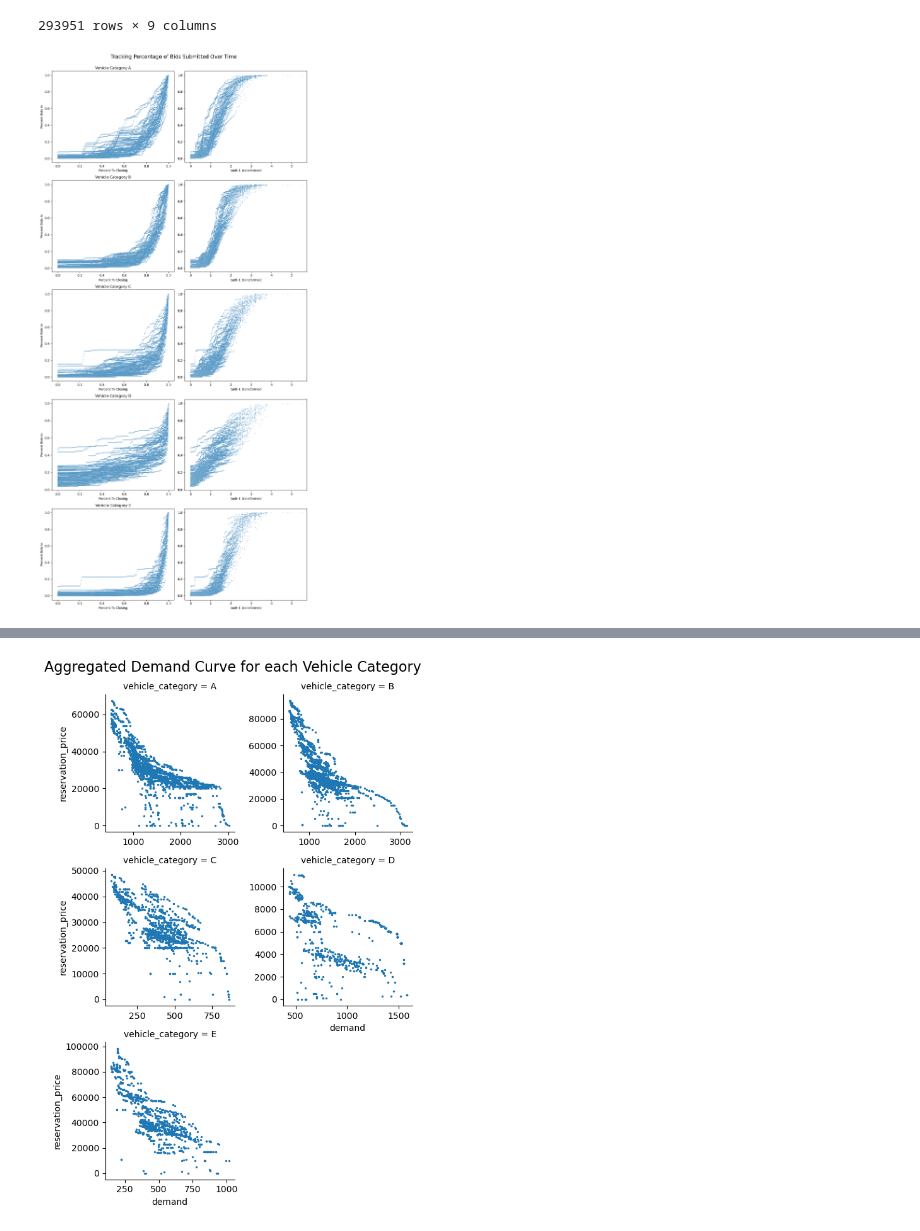
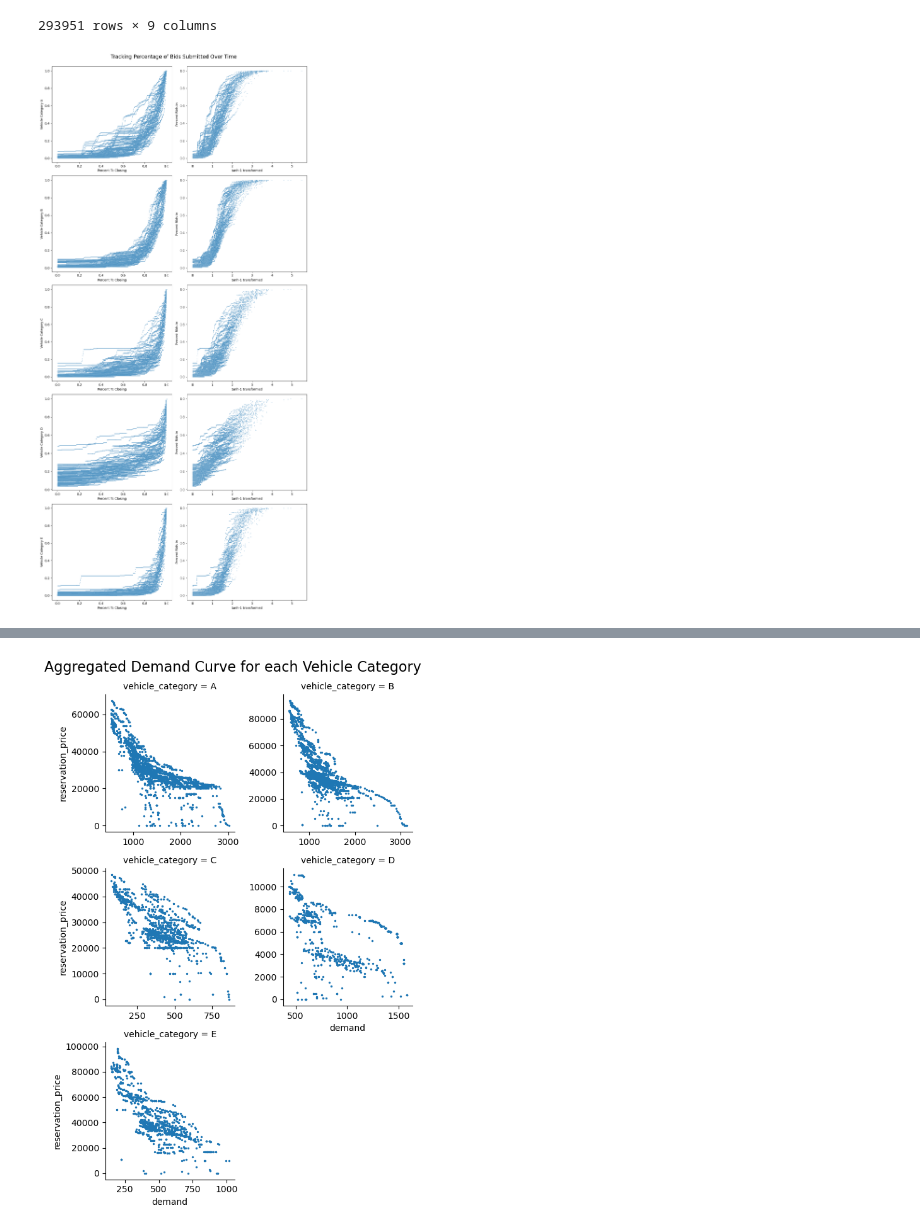
Before and after one commit to yongjun21/coe-bidding, a Jupyter notebook: notebooks/analysis.ipynb, the cells around one changed output, grey strips where cells are left out. Drawn from its saved outputs; the diff is of its cells as text; code cells hidden in the pictures.

```diff
--- a/notebooks/analysis.ipynb
+++ b/notebooks/analysis.ipynb
@@ -74,31 +74,30 @@ merged_realtime_status['percent_to_closing'] = 1 - merged_realtime_status['time_
 # %%
 filtered = merged_realtime_status[(merged_realtime_status['percent_to_closing'] >= 0) & (merged_realtime_status['percent_to_closing'] < 1)].copy()
 filtered['arctanh_x'] = np.arctanh(filtered['percent_to_closing'])
 filtered['x'] = filtered['percent_to_closing']
 filtered['y'] = filtered['percent_bids_in']
 
 all_categories = sorted(bidding_results['vehicle_category'].unique())
 
 fig, axes = plt.subplots(len(all_categories), 2, figsize=(12, 5 * len(all_categories)))
 
 # Plot for each vehicle category
 for i, category in enumerate(all_categories):
     category_data = filtered[filtered['vehicle_category'] == category]
 
     # Plot x/y scatter
     sns.scatterplot(data=category_data, x='x', y='y', s=2, ax=axes[i, 0])
-    axes[i, 0].set_title(f'Vehicle Category {category}')
     axes[i, 0].set_xlabel('Percent To Closing')
-    axes[i, 0].set_ylabel('Percent Bids In')
+    axes[i, 0].set_ylabel(f'Vehicle Category {category}')
 
 
     # Plot arctanh_x/y scatter
     sns.scatterplot(data=category_data, x='arctanh_x', y='y', s=2, ax=axes[i, 1])
     axes[i, 1].set_xlabel('tanh-1 transformed')
-    axes[i, 1].set_ylabel('')
+    axes[i, 1].set_ylabel('Percent Bids In')
 
 fig.suptitle('Tracking Percentage of Bids Submitted Over Time', fontsize=16)
 plt.tight_layout(rect=[0, 0, 1, 0.98])
 # %% [output]
-[figure, old version]
+[figure, new version]
 # %%
```
Also changed, not shown: parts of 5 cells of this notebook.
